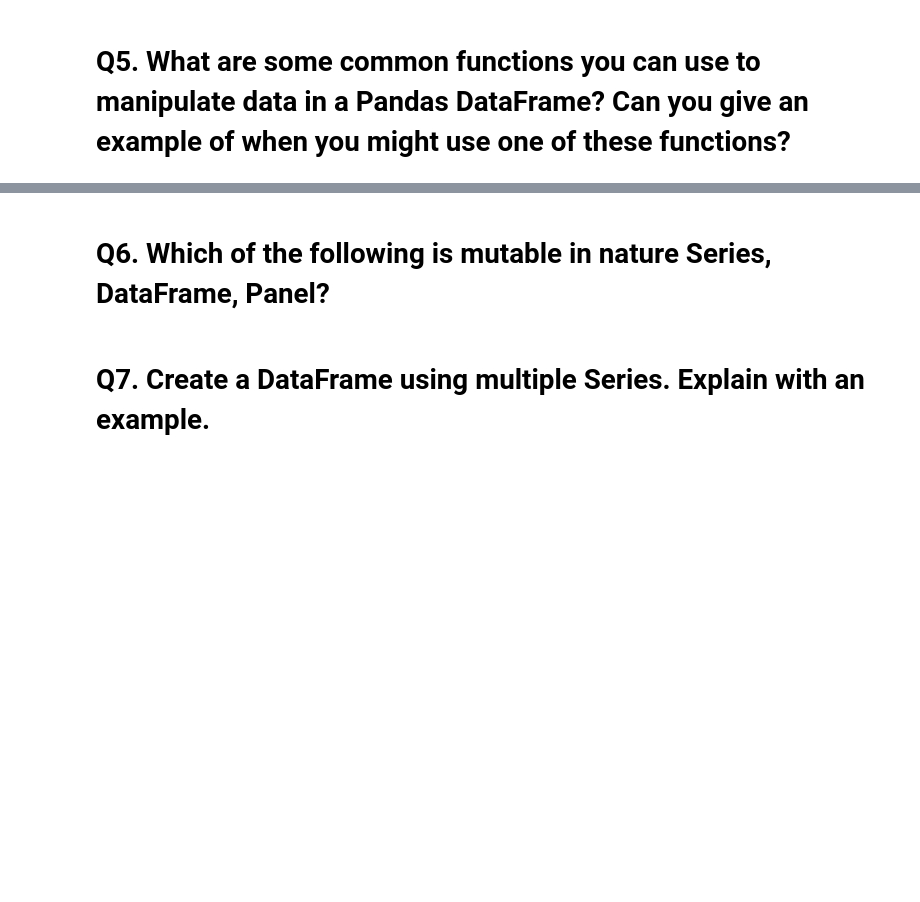
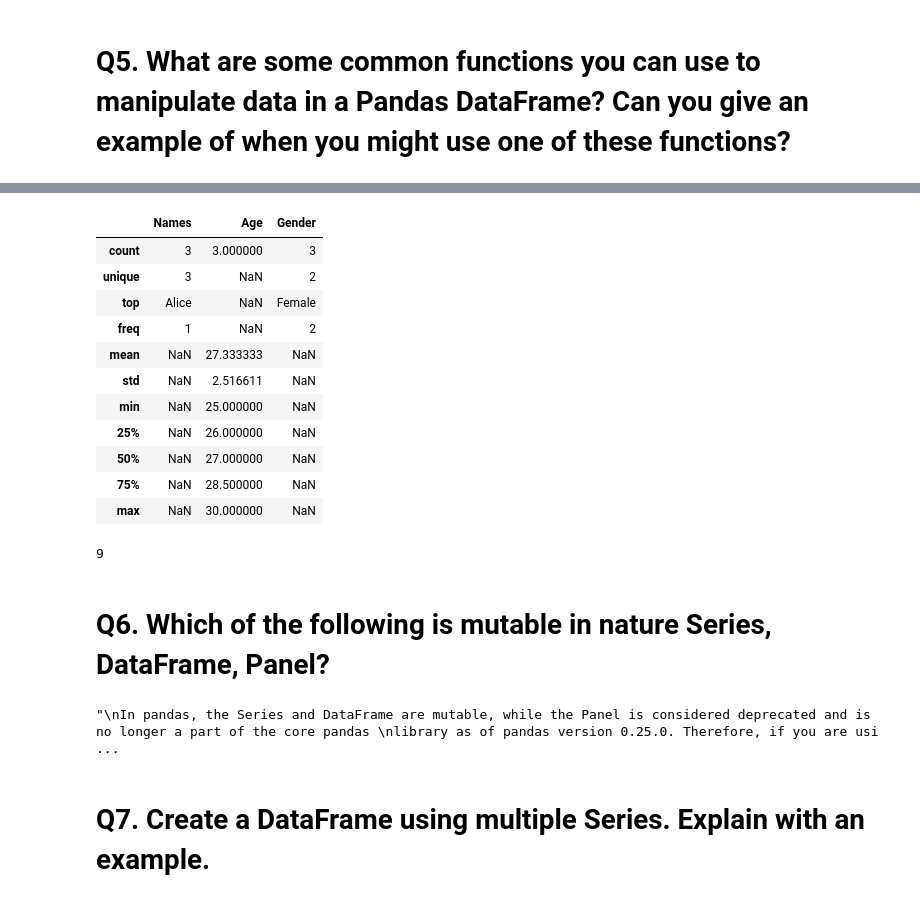
Before and after one commit to Arka1212/Data-Science-Assignments, a Jupyter notebook: Pandas_Basic_Assignment.ipynb, the cells around one changed output, grey strips where cells are left out. Cells and saved outputs as stored; diff of their text form; code cells hidden in the pictures; blank space fills up the shorter version.

```diff
--- a/Pandas_Basic_Assignment.ipynb
+++ b/Pandas_Basic_Assignment.ipynb
@@ -8,3 +49,18 @@
 # Q3. Create a Pandas DataFrame that contains the following data:![Screenshot 2023-09-07 210923.png](embedded-picture-1)
 
 # Then, print the DataFrame.
+# %%
+# Code.
+names = ['Alice', 'Bob', 'Claire']
+age = [25, 30, 27]
+gender = ['Female', 'Male', 'Female']
+
+# Creating dataframe.
+data = {
+    'Names': names,
+    'Age': age,
+    'Gender': gender
+}
+
+random_df = pd.DataFrame(data)
+random_df
@@ -15,4 +132,33 @@
+# %%
+# Datab Description.
+random_df.describe(include="all")
+# %% [output]
+|  | Names | Age | Gender |
+| count | 3 | 3.000000 | 3 |
+| unique | 3 | NaN | 2 |
+| top | Alice | NaN | Female |
+| freq | 1 | NaN | 2 |
+| mean | NaN | 27.333333 | NaN |
+| std | NaN | 2.516611 | NaN |
+| min | NaN | 25.000000 | NaN |
+| 25% | NaN | 26.000000 | NaN |
+| 50% | NaN | 27.000000 | NaN |
+| 75% | NaN | 28.500000 | NaN |
+| max | NaN | 30.000000 | NaN |
+# %%
+# Total elements in dataset.
+random_df.size
+# %% [output]
+9
 # %% [markdown]
 # Q6. Which of the following is mutable in nature Series, DataFrame, Panel?
+# %%
+'''
+In pandas, the Series and DataFrame are mutable, while the Panel is considered deprecated and is no longer a part of the core pandas
+library as of pandas version 0.25.0. Therefore, if you are using a modern version of pandas, you won't encounter the Panel data
+structure.
+'''
+# %% [output]
+"\nIn pandas, the Series and DataFrame are mutable, while the Panel is considered deprecated and is no longer a part of the core pandas \nlibrary as of pandas version 0.25.0. Therefore, if you are usi ...
 # %% [markdown]
 # Q7. Create a DataFrame using multiple Series. Explain with an example.
```
Also changed, not shown: parts of 13 cells of this notebook.
